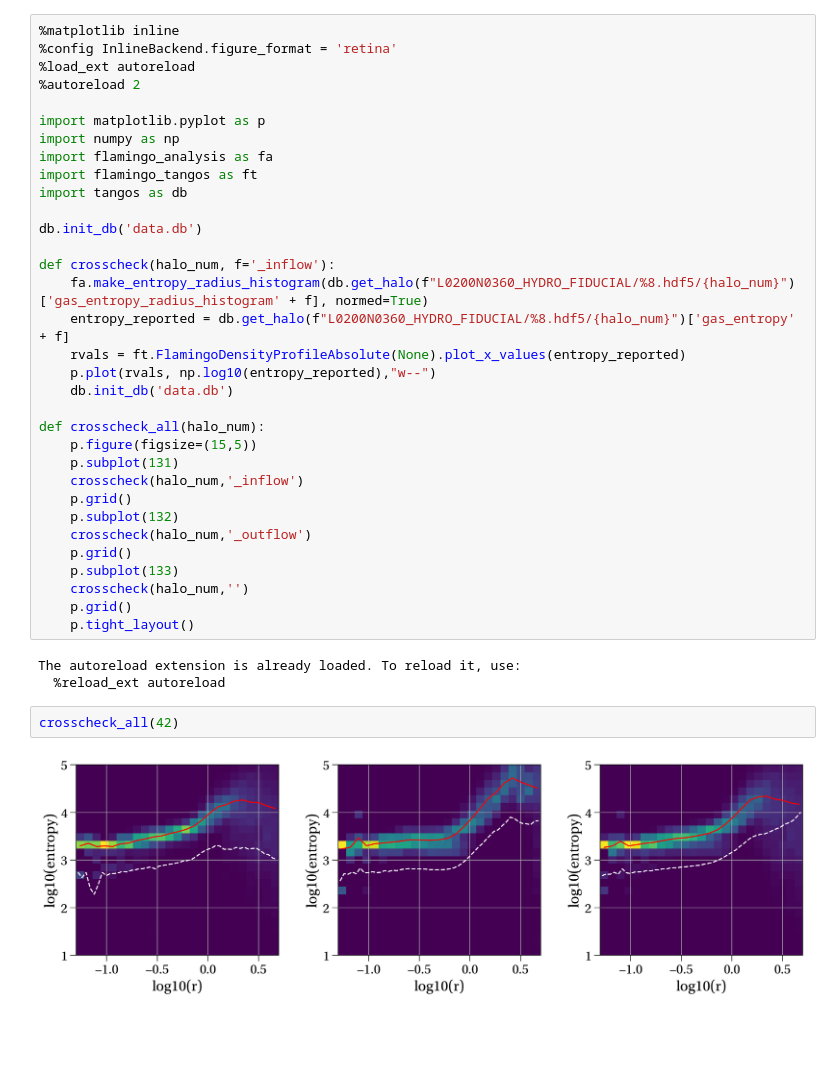
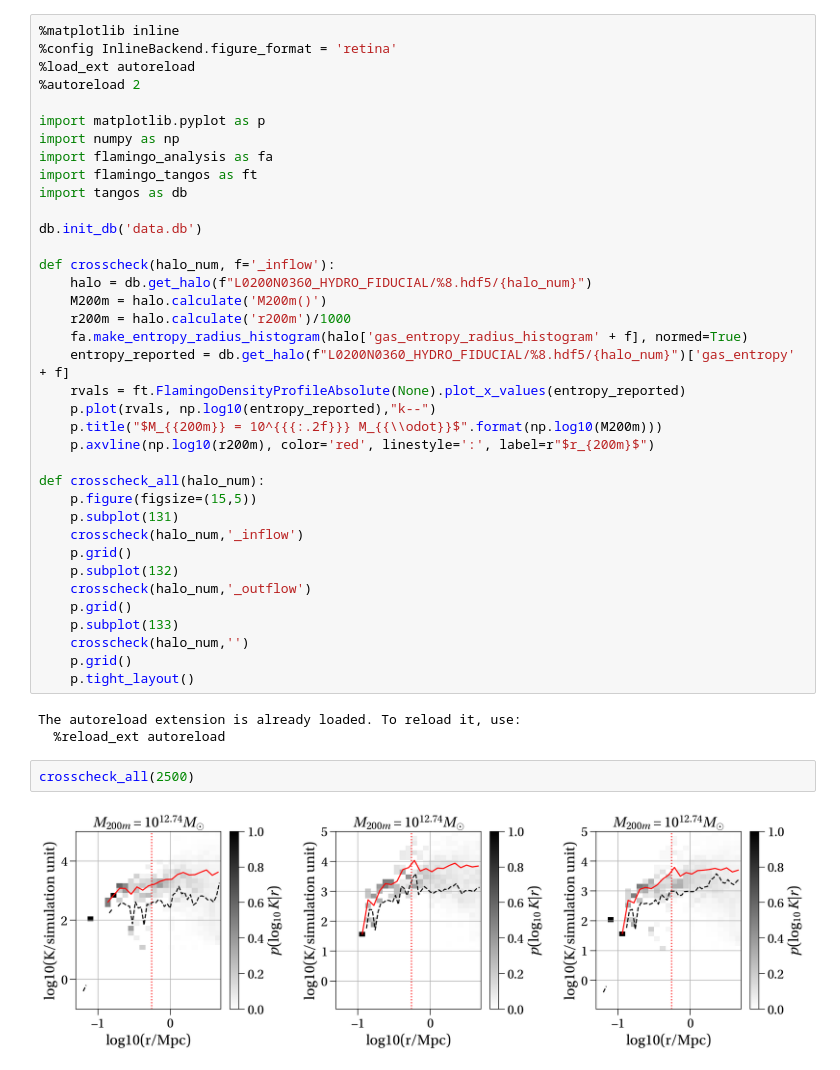
Before and after one commit to apontzen/flamingo_tangos_properties, a Jupyter notebook: entropy-spread-plots.ipynb, the cells around one changed output. Drawn from its saved outputs; the diff is of its cells as text; blank space fills up the shorter version.

Commit message:
entropy spread work

```diff
--- a/entropy-spread-plots.ipynb
+++ b/entropy-spread-plots.ipynb
@@ -13,11 +13,15 @@ import tangos as db
 db.init_db('data.db')
 
 def crosscheck(halo_num, f='_inflow'):
-    fa.make_entropy_radius_histogram(db.get_halo(f"L0200N0360_HYDRO_FIDUCIAL/%8.hdf5/{halo_num}")['gas_entropy_radius_histogram' + f], normed=True)
+    halo = db.get_halo(f"L0200N0360_HYDRO_FIDUCIAL/%8.hdf5/{halo_num}")
+    M200m = halo.calculate('M200m()')
+    r200m = halo.calculate('r200m')/1000
+    fa.make_entropy_radius_histogram(halo['gas_entropy_radius_histogram' + f], normed=True)
     entropy_reported = db.get_halo(f"L0200N0360_HYDRO_FIDUCIAL/%8.hdf5/{halo_num}")['gas_entropy' + f]
     rvals = ft.FlamingoDensityProfileAbsolute(None).plot_x_values(entropy_reported)
-    p.plot(rvals, np.log10(entropy_reported),"w--")
-    db.init_db('data.db')
+    p.plot(rvals, np.log10(entropy_reported),"k--")
+    p.title("$M_{{200m}} = 10^{{{:.2f}}} M_{{\\odot}}$".format(np.log10(M200m)))
+    p.axvline(np.log10(r200m), color='red', linestyle=':', label=r"$r_{200m}$")
 
 def crosscheck_all(halo_num):
     p.figure(figsize=(15,5))
@@ -34,7 +38,7 @@ def crosscheck_all(halo_num):
 # %% [output]
 The autoreload extension is already loaded. To reload it, use:
   %reload_ext autoreload
-# %%
-crosscheck_all(42)
-# %% [output]
-[figure, removed]
+# %%
+crosscheck_all(2500)
+# %% [output]
+[figure, added]
```
Also changed, not shown: parts of 2 cells of this notebook, 2 other files.
